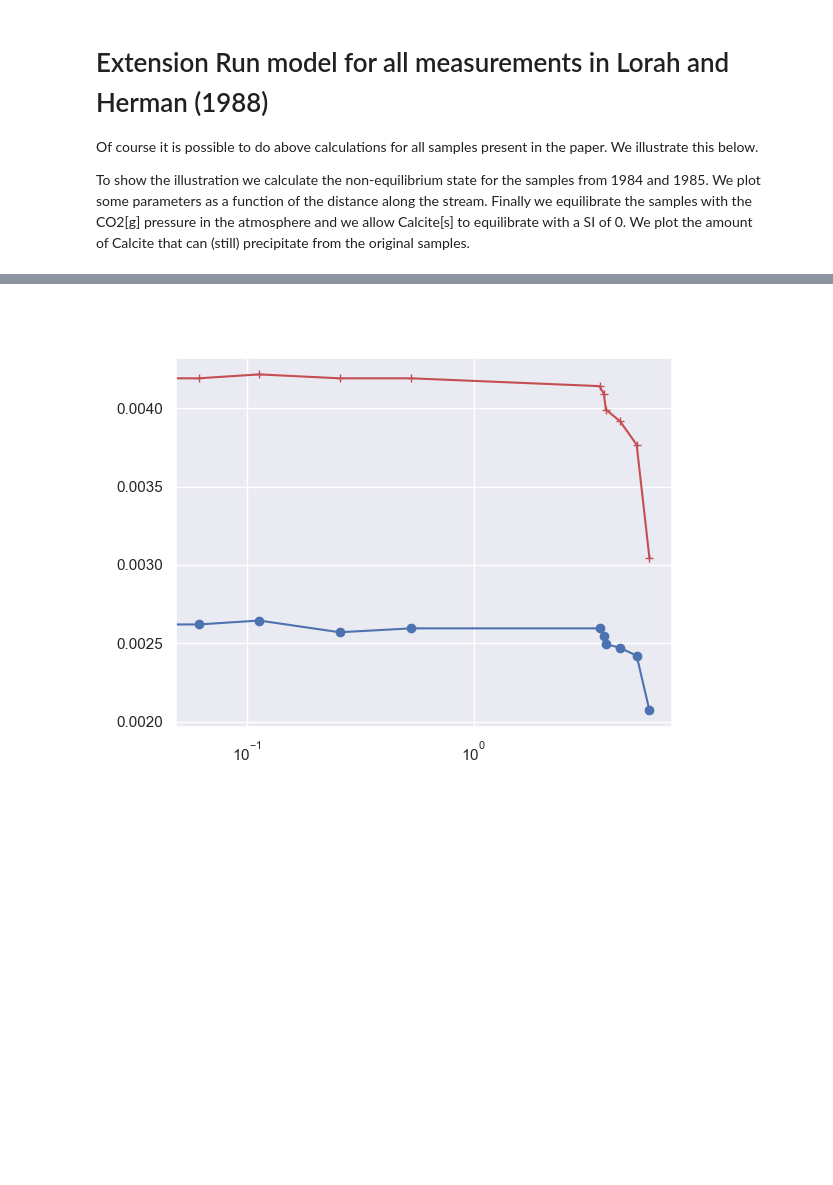
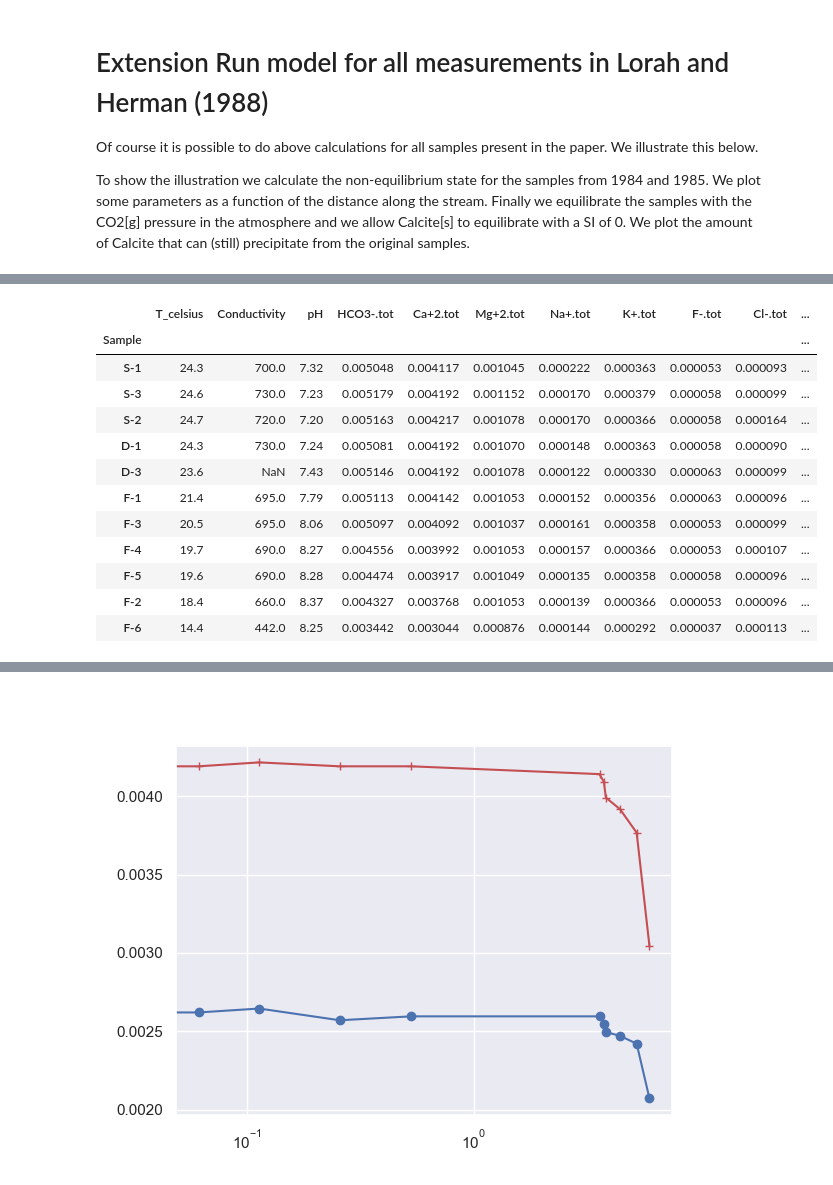
Before and after one commit to theim101/oit_chemistry_for_earth_sciences, a Jupyter notebook: chemistry_book/content/week 4.2/Week 4.2_Assignment_Lorah_and_Herman/Lorah&Herman_Travertine_Tutorial.ipynb, the cells around one changed output, grey strips where cells are left out. Saved outputs shown, nothing was run; the diff lists cells and outputs as text; code cells hidden in the pictures; blank space fills up the shorter version.

```diff
--- a/chemistry_book/content/week 4.2/Week 4.2_Assignment_Lorah_and_Herman/Lorah&Herman_Travertine_Tutorial.ipynb
+++ b/chemistry_book/content/week 4.2/Week 4.2_Assignment_Lorah_and_Herman/Lorah&Herman_Travertine_Tutorial.ipynb
@@ -600,7 +607,8 @@ df_data_1984 = df_data_orig_1984/df_data_orig.loc['mmass'] * 0.001
 df_data_1984['T'] = df_data_1984['T_celsius'] + 273.15
 
 table_md_data = df_data_1984.to_markdown(floatfmt='.4e')
-display(Markdown(table_md_data))
+# display(Markdown(table_md_data))
 
+df_data_1984
 # print(df_data)
 # %% [output]
@@ -620,3 +615,16 @@ display(Markdown(table_md_data))
+|  | T_celsius | Conductivity | pH | HCO3-.tot | Ca+2.tot | Mg+2.tot | Na+.tot | K+.tot | F-.tot | Cl-.tot | ... |
+| Sample |  |  |  |  |  |  |  |  |  |  | ... |
+| S-1 | 24.3 | 700.0 | 7.32 | 0.005048 | 0.004117 | 0.001045 | 0.000222 | 0.000363 | 0.000053 | 0.000093 | ... |
+| S-3 | 24.6 | 730.0 | 7.23 | 0.005179 | 0.004192 | 0.001152 | 0.000170 | 0.000379 | 0.000058 | 0.000099 | ... |
+| S-2 | 24.7 | 720.0 | 7.20 | 0.005163 | 0.004217 | 0.001078 | 0.000170 | 0.000366 | 0.000058 | 0.000164 | ... |
+| D-1 | 24.3 | 730.0 | 7.24 | 0.005081 | 0.004192 | 0.001070 | 0.000148 | 0.000363 | 0.000058 | 0.000090 | ... |
+| D-3 | 23.6 | NaN | 7.43 | 0.005146 | 0.004192 | 0.001078 | 0.000122 | 0.000330 | 0.000063 | 0.000099 | ... |
+| F-1 | 21.4 | 695.0 | 7.79 | 0.005113 | 0.004142 | 0.001053 | 0.000152 | 0.000356 | 0.000063 | 0.000096 | ... |
+| F-3 | 20.5 | 695.0 | 8.06 | 0.005097 | 0.004092 | 0.001037 | 0.000161 | 0.000358 | 0.000053 | 0.000099 | ... |
+| F-4 | 19.7 | 690.0 | 8.27 | 0.004556 | 0.003992 | 0.001053 | 0.000157 | 0.000366 | 0.000053 | 0.000107 | ... |
+| F-5 | 19.6 | 690.0 | 8.28 | 0.004474 | 0.003917 | 0.001049 | 0.000135 | 0.000358 | 0.000058 | 0.000096 | ... |
+| F-2 | 18.4 | 660.0 | 8.37 | 0.004327 | 0.003768 | 0.001053 | 0.000139 | 0.000366 | 0.000053 | 0.000096 | ... |
+| F-6 | 14.4 | 442.0 | 8.25 | 0.003442 | 0.003044 | 0.000876 | 0.000144 | 0.000292 | 0.000037 | 0.000113 | ... |
 # %%
 # copy data from Lorah and Herman (1988)
 # We store the data in a data frame
```
Also changed, not shown: parts of 13 cells of this notebook.
